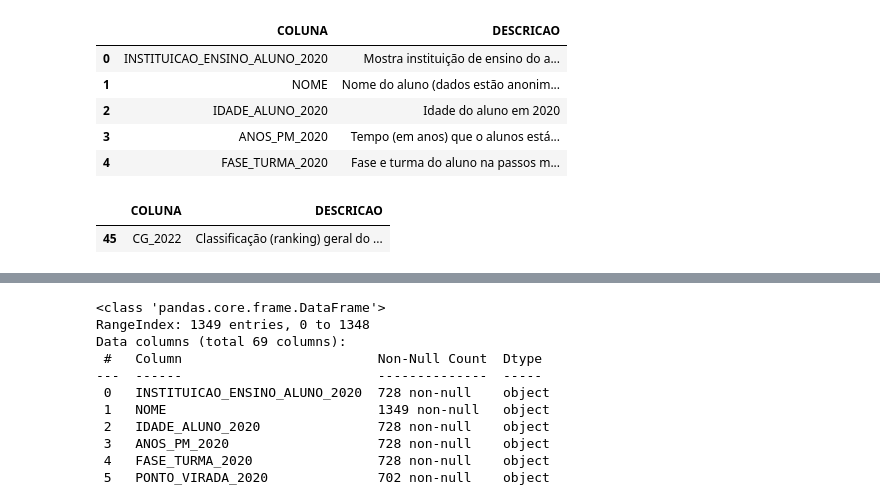
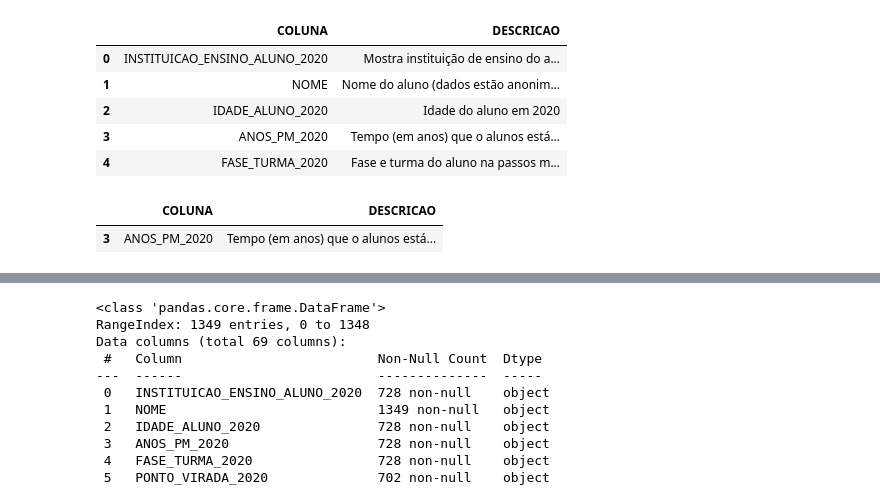
Before and after one commit to jorgeplatero/postech_techchallenge_fase_5, a Jupyter notebook: techchallenge_fase_5.ipynb, the cells around one changed output, grey strips where cells are left out. Drawn from its saved outputs; the diff is of its cells as text; code cells hidden in the pictures.

```diff
--- a/techchallenge_fase_5.ipynb
+++ b/techchallenge_fase_5.ipynb
@@ -188,10 +188,10 @@ dicionario.head()
 | 4 | FASE_TURMA_2020 | Fase e turma do aluno na passos m... |
 # %%
 #verifica descrição DESTAQUE_IDA_2020 DESTAQUE_IPV_2020 DESTAQUE_IEG_2020
-dicionario[dicionario['COLUNA'] == 'CG_2022']
+dicionario[dicionario['COLUNA'] == 'ANOS_PM_2020']
 # %% [output]
 |  | COLUNA | DESCRICAO |
-| 45 | CG_2022 | Classificação (ranking) geral do ... |
+| 3 | ANOS_PM_2020 | Tempo (em anos) que o alunos está... |
 # %%
 df = pd.read_csv('dados/pede_passos_dataset_fiap.csv', sep=';')
 df.head()
```
Also changed, not shown: parts of 9 cells of this notebook, 2 other files.
